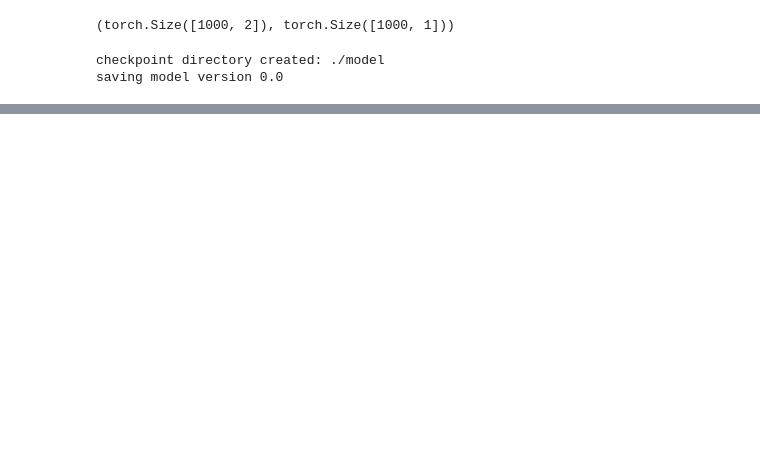
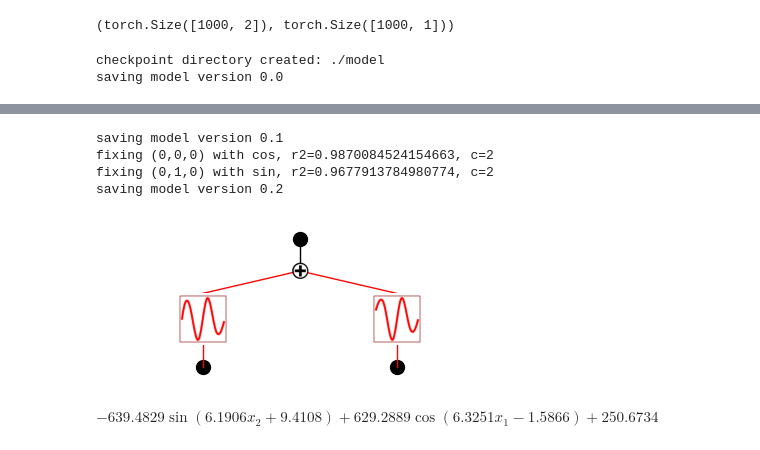
Before and after one commit to shdaig/NexusAriadne, a Jupyter notebook: kan_mlp.ipynb, the cells around one changed output, grey strips where cells are left out. Cells and saved outputs as stored; diff of their text form; code cells hidden in the pictures; blank space fills up the shorter version.

```diff
--- a/kan_mlp.ipynb
+++ b/kan_mlp.ipynb
@@ -834,0 +949,16 @@ class KANWithFC(nn.Module):
+# %%
+model.kan1 = model.kan1.prune()
+lib = ['1/x', 'x', 'x^2', 'x^3', 'x^4', 'exp', 'log', 'sqrt', 'tanh', 'cos', 'sin', 'abs']
+model.kan1.auto_symbolic(lib=lib)
+model.kan1.plot()
+# %% [output]
+saving model version 0.1
+fixing (0,0,0) with cos, r2=0.9870084524154663, c=2
+fixing (0,1,0) with sin, r2=0.9677913784980774, c=2
+saving model version 0.2
+[figure, added]
+# %%
+formula = model.kan1.symbolic_formula()[0][0]
+ex_round(formula, 4)
+# %% [output]
+$\displaystyle - 639.4829 \sin{\left(6.1906 x_{2} + 9.4108 \right)} + 629.2889 \cos{\left(6.3251 x_{1} - 1.5866 \right)} + 250.6734$
```
Also changed, not shown: parts of 30 cells of this notebook.
